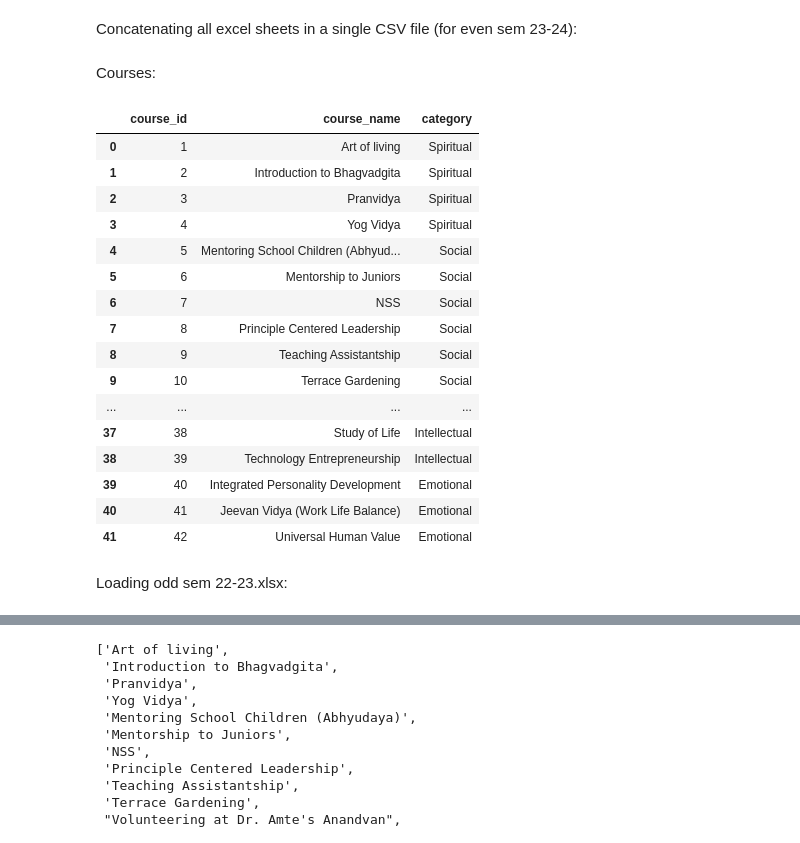
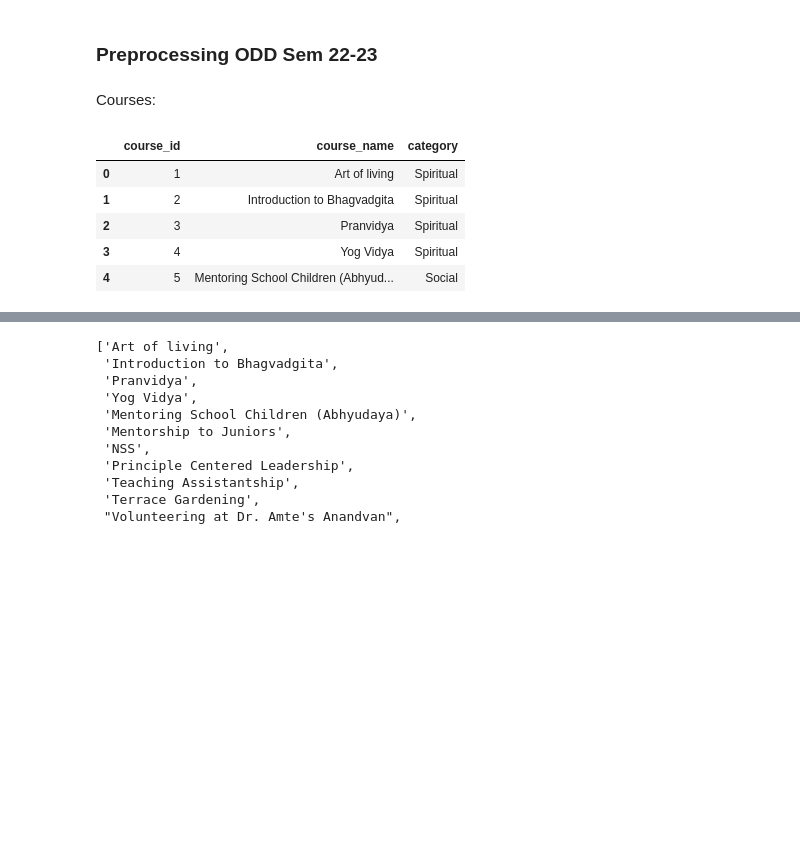
Before and after one commit to Hitstar53/SEVA-SATVA-Course-Analyzer, a Jupyter notebook: preprocessing/preprocessing-sheet1.ipynb, the cells around one changed output, grey strips where cells are left out. Drawn from its saved outputs; the diff is of its cells as text; code cells hidden in the pictures; blank space fills up the shorter version.

Commit message:
final preprocessing & updated README.md
Signed-off-by: Hatim Sawai <hatimsawai76@gmail.com>

```diff
--- a/preprocessing/preprocessing-sheet1.ipynb
+++ b/preprocessing/preprocessing-sheet1.ipynb
@@ -1,29 +1,18 @@
-# %% [markdown]
-Concatenating all excel sheets in a single CSV file (for even sem 23-24):
+# %% [markdown]
+### Preprocessing ODD Sem 22-23
 # %%
 import pandas as pd
 import os
-data_dir = r'..\data'
+data_dir = '../data'
 # %% [markdown]
 Courses:
 # %%
 courses = pd.read_csv(os.path.join(data_dir, 'courses.csv'))
-courses
+courses.head()
 # %% [output]
 |  | course_id | course_name | category |
 | 0 | 1 | Art of living | Spiritual |
 | 1 | 2 | Introduction to Bhagvadgita | Spiritual |
 | 2 | 3 | Pranvidya | Spiritual |
 | 3 | 4 | Yog Vidya | Spiritual |
 | 4 | 5 | Mentoring School Children (Abhyud... | Social |
-| 5 | 6 | Mentorship to Juniors | Social |
-| 6 | 7 | NSS | Social |
-| 7 | 8 | Principle Centered Leadership | Social |
-| 8 | 9 | Teaching Assistantship | Social |
-| 9 | 10 | Terrace Gardening | Social |
-| ... | ... | ... | ... |
-| 37 | 38 | Study of Life | Intellectual |
-| 38 | 39 | Technology Entrepreneurship | Intellectual |
-| 39 | 40 | Integrated Personality Development | Emotional |
-| 40 | 41 | Jeevan Vidya (Work Life Balance) | Emotional |
-| 41 | 42 | Universal Human Value | Emotional |
@@ -32,3 +19 @@ course_names = courses['course_name']
-# %% [markdown]
-Loading odd sem 22-23.xlsx:
 # %%
```
Also changed, not shown: parts of 7 cells of this notebook, 6 other files.
